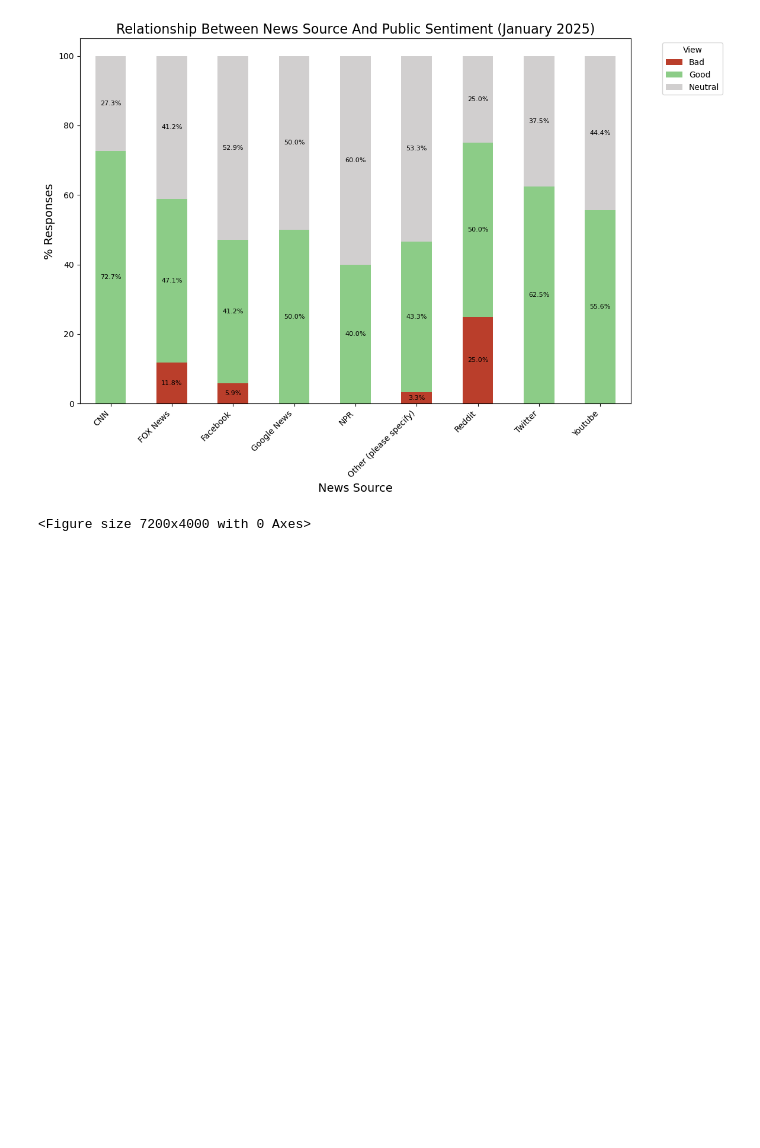
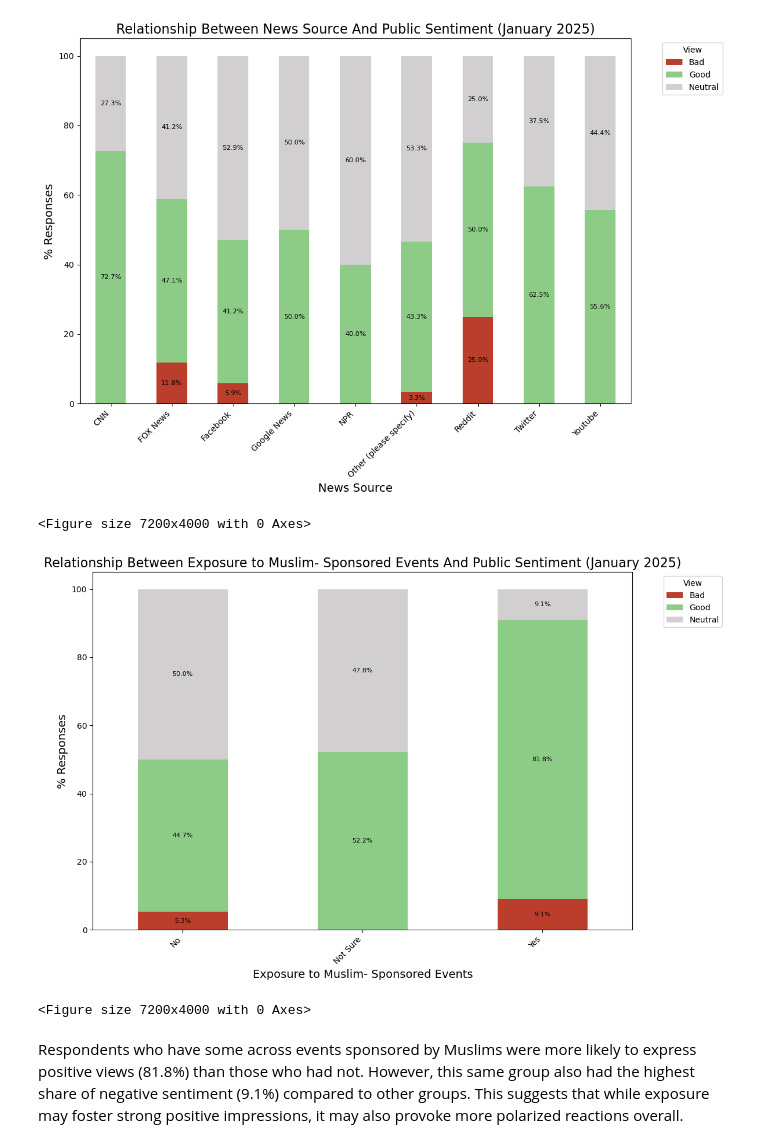
Before and after one commit to manelmahroug/Muslim-Brand-Sentiment, a Jupyter notebook: Brand_sentiment_003_January_2025.ipynb, the cells around one changed output. Cells and saved outputs as stored; diff of their text form; code cells hidden in the pictures; blank space fills up the shorter version.

Commit message:
public perception

```diff
--- a/Brand_sentiment_003_January_2025.ipynb
+++ b/Brand_sentiment_003_January_2025.ipynb
@@ -799,3 +813,18 @@ plot_stacked_bar_chart(
 # %% [output]
 [figure]
 <Figure size 7200x4000 with 0 Axes>
+# %%
+plot_stacked_bar_chart(
+    df=jan25,
+    title='Relationship Between Exposure to Muslim- Sponsored Events And Public Sentiment (January 2025)',
+    xlabel='Exposure to Muslim- Sponsored Events',
+    ylabel='% Responses',
+    cat_col= 'In the last 30 days, have you come across any events or activities sponsored by a Muslim person or organization?',
+    sent_col='How do you feel about Muslim people in America?'
+)
+# %% [output]
+[figure, added]
+<Figure size 7200x4000 with 0 Axes>
+# %% [markdown]
+Respondents who have some across events sponsored by Muslims were more likely to express positive views (81.8%) than those who had not. However, this same group also had the highest share of negative sentiment (9.1%) compared to other groups.
+This suggests that while exposure may foster strong positive impressions, it may also provoke more polarized reactions overall.
```
Also changed, not shown: parts of 3 cells of this notebook, 1 other file.
